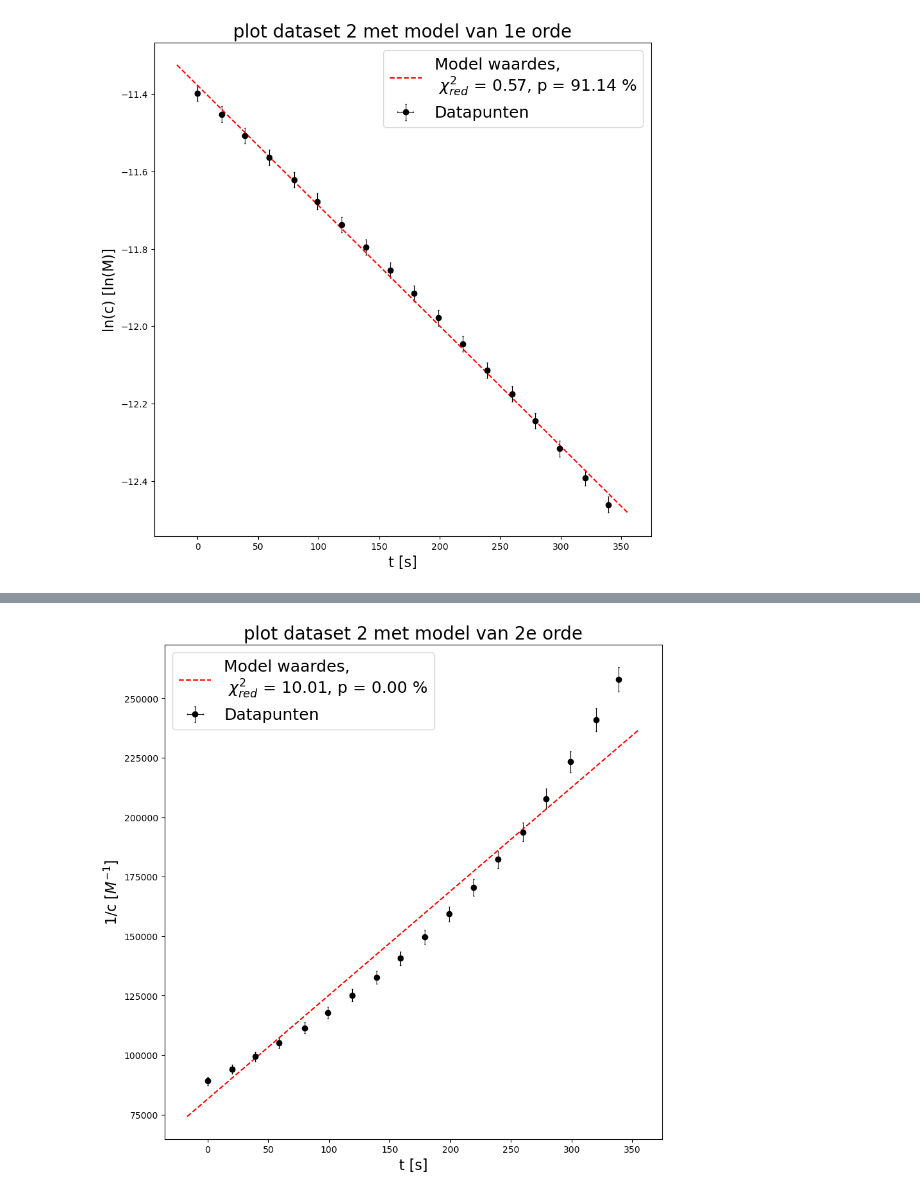
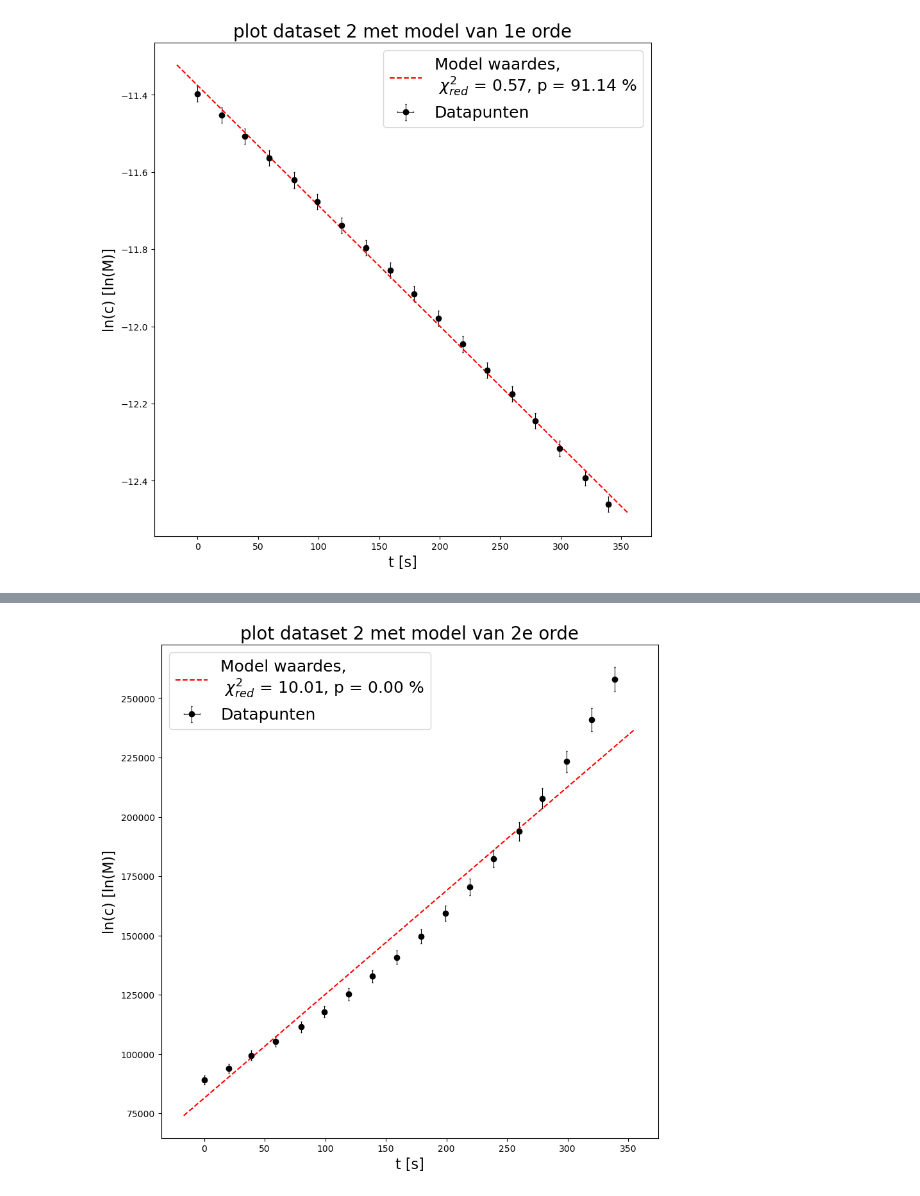
Before and after one commit to justlearning42/Experimentele_vscode, a Jupyter notebook: kinetica.ipynb, the cells around one changed output, grey strips where cells are left out. Saved outputs shown, nothing was run; the diff lists cells and outputs as text; code cells hidden in the pictures.

```diff
--- a/kinetica.ipynb
+++ b/kinetica.ipynb
@@ -282,7 +305,7 @@ for i in range(36): #alle meetpunten afgaan --let op! het is 0.06, niet 0.006!
         numstring = str(i)
     else:
         numstring = '0'+str(i)
-    adres = "C:/Users/User/Documents/Cas/Unif/2e can/experimentele/week 12 chemie I/NaOH0.03/0.03MnaOh_Absorbance__"+str(i)+'__000'+numstring+'.txt'
+    adres = "NaOH0.03/0.03MnaOh_Absorbance__"+str(i)+'__000'+numstring+'.txt'
     file = open(adres, 'rt')
     tekst = file.read();file.close()
     tekst = tekst.split('590,095	')
@@ -365,7 +391,7 @@ def initial_vals(x,y):
 
 
 parameters = ['c_0', 'k']
-outp = fit(parameters, snelheidsmodel_0eorde, initial_vals, tijden_set_2, concentraties_set_2 , fouten_set_2 )
+outp = fit(parameters, snelheidsmodel_0eorde, initial_vals, tijden_set_2, concentraties_set_2 , fouten_set_2, detailed_logs=True)
 parameterwaarden = [fitwaarde[0] for fitwaarde in outp]
 print(outp)
 for met in outp:
@@ -413,7 +447,7 @@ def initial_vals(x,y):
 
 parameters = ['c_0', 'k']
 k2 = sp.symbols('k2')
-outp = fit(parameters, snelheidsmodel_1eorde, initial_vals, tijden_set_2, concentraties_set_2 , fouten_set_2 )
+outp = fit(parameters, snelheidsmodel_1eorde, initial_vals, tijden_set_2, concentraties_set_2 , fouten_set_2, detailed_logs=True)
 parameterwaarden = [fitwaarde[0] for fitwaarde in outp]
 K2 = vector_to_datapunt(outp[1],k2)
 print(K2)
@@ -458,11 +497,11 @@ plot_fit(tijden_set_2, np.log(concentraties_set_2), np.full(np.shape(tijden_set_
 # %%
 # tweede set metingen 2e orde
 def initial_vals(x,y):
-    return [0.96e-5,2.1e-8]
+    return [0.96e-5,1]
 
 
 parameters = ['c_0', 'k']
-outp = fit(parameters, snelheidsmodel_2eorde, initial_vals, tijden_set_2, concentraties_set_2, fouten_set_2)
+outp = fit(parameters, snelheidsmodel_2eorde, initial_vals, tijden_set_2, concentraties_set_2, fouten_set_2, detailed_logs=True)
 parameterwaarden = [fitwaarde[0] for fitwaarde in outp]
 for met in outp:
     print(met)
@@ -500,8 +548,8 @@ $(436.7 \pm 6.7)\cdot 10^{0}$
 # %%
-plot_fit(tijden_set_2, 1/concentraties_set_2, np.full(np.shape(tijden_set_2),0), (fouten_set_2/(concentraties_set_2**2))**2, 't [s]', '1/c [$M^{-1}$]', 'plot dataset 2 met model van 2e orde', snelheidsmodel_2eorde_linearised,
+plot_fit(tijden_set_2, 1/concentraties_set_2, np.full(np.shape(tijden_set_2),0), (fouten_set_2/(concentraties_set_2**2))**2, 't [s]', 'ln(c) [ln(M)]', 'plot dataset 2 met model van 2e orde', snelheidsmodel_2eorde_linearised,
           parameterwaarden, 10.007, 7.824e-26, save_name = 'dataset_2_fit_2e_orde.png',fontsize = 18, titlesize = 20, axsize = 16)
 # %% [output]
-[figure, old version]
+[figure, new version]
 # %%
 #bepaling van de orde van NaOH
 
```
Also changed, not shown: parts of 19 cells of this notebook, 7 other files.
